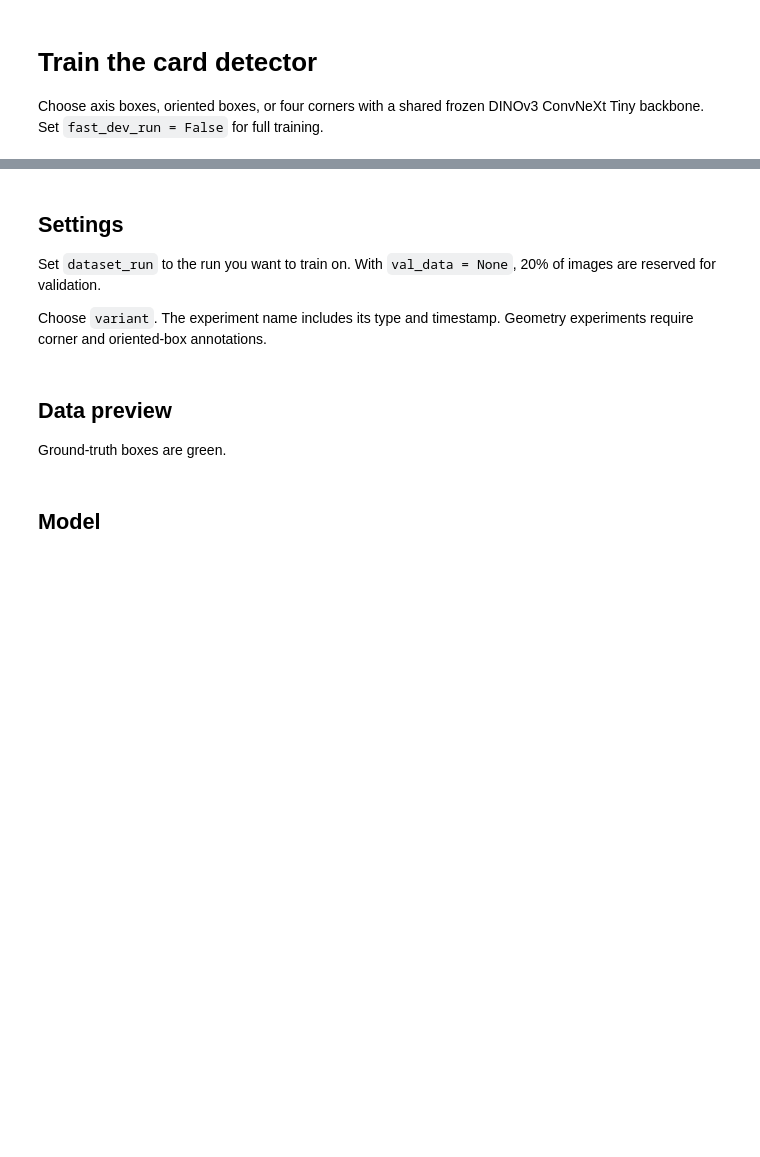
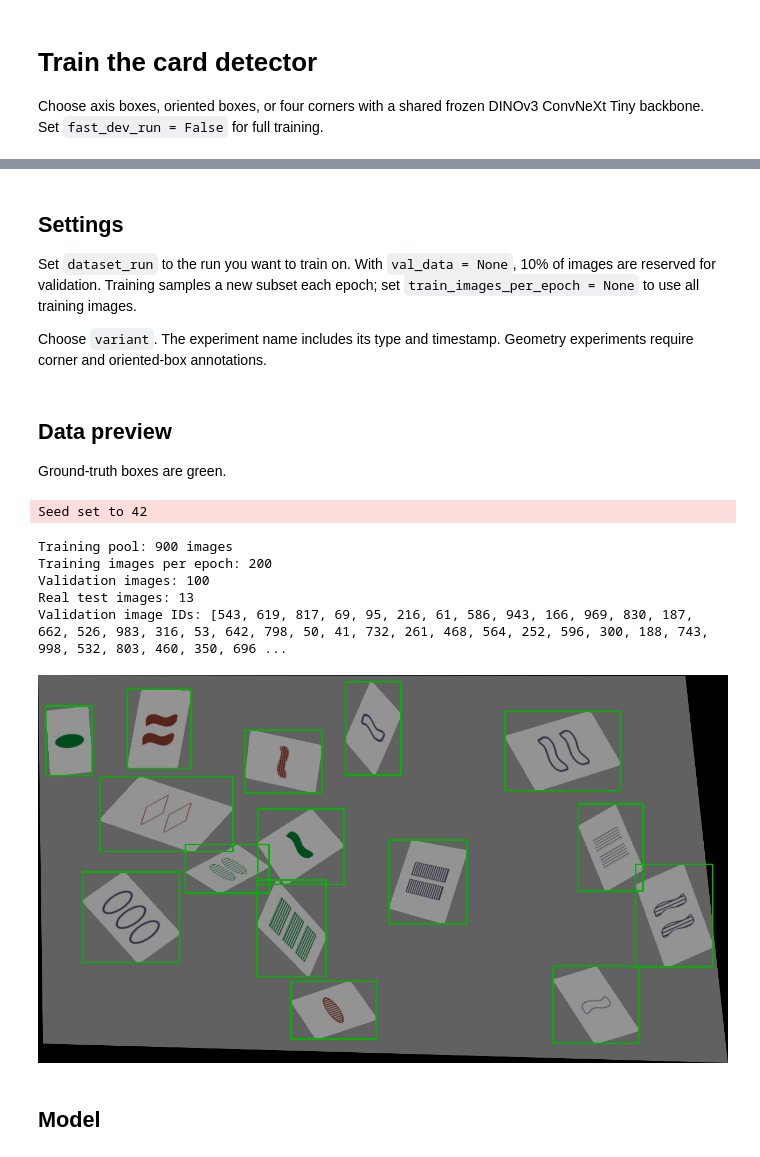
Before and after one commit to trflorian/set-master, a Jupyter notebook: notebooks/train_card_detector.ipynb, the cells around one changed output, grey strips where cells are left out. Saved outputs shown, nothing was run; the diff lists cells and outputs as text; code cells hidden in the pictures; blank space fills up the shorter version.

```diff
--- a/notebooks/train_card_detector.ipynb
+++ b/notebooks/train_card_detector.ipynb
@@ -28,7 +32,7 @@ print(f'CUDA available: {torch.cuda.is_available()}')
 # %% [markdown]
 ## Settings
 
-Set `dataset_run` to the run you want to train on. With `val_data = None`, 20% of images are reserved for validation.
+Set `dataset_run` to the run you want to train on. With `val_data = None`, 10% of images are reserved for validation. Training samples a new subset each epoch; set `train_images_per_epoch = None` to use all training images.
 
 Choose `variant`. The experiment name includes its type and timestamp. Geometry experiments require corner and oriented-box annotations.
 # %%
@@ -37,7 +41,8 @@ experiment_name = f'{variant.value}_{datetime.now():%Y%m%d_%H%M%S_%f}'
 dataset_run = 'reference_5to15cards_v1'
 train_data = SYNTHETIC_DATASETS_DIR / dataset_run
 val_data = None
-val_fraction = 0.2
+val_fraction = 0.1
+train_images_per_epoch = 200
 test_data = REAL_TESTSET_DIR
 augment = True
 wandb_url = 'http://localhost:8080'
@@ -56,7 +61,7 @@ repo_path = DEFAULT_REPO
 output_dir = RUNS_DIR / 'card_detector' / variant.value / experiment_name
 resume_checkpoint = None
 
-batch_size = 2
+batch_size = 4
 num_workers = 0
 epochs = 20
 learning_rate = 1e-3
@@ -74,25 +79,35 @@ Ground-truth boxes are green.
 # %%
 if not (train_data / 'annotations.json').is_file():
     raise FileNotFoundError('Choose a generated dataset in train_data, or create one with generate_synthetic_dataset.ipynb.')
 if batch_size < 1 or num_workers < 0 or not 0 < min_size <= max_size:
     raise ValueError('Require batch_size > 0, num_workers >= 0 and 0 < min_size <= max_size.')
 
 pl.seed_everything(seed, workers=True)
 data = CardDataModule(
     train_root=train_data, val_root=val_data, batch_size=batch_size,
     num_workers=num_workers, val_fraction=val_fraction, seed=seed, variant=variant, test_root=test_data, augment=augment,
+    train_images_per_epoch=train_images_per_epoch,
 )
 data.setup('fit')
-print(f'Training images: {len(data.train_dataset)}')
+print(f'Training pool: {len(data.train_dataset)} images')
+print(f"Training images per epoch: {data.split_manifest['train_images_per_epoch']}")
 print(f'Validation images: {len(data.val_dataset)}')
 print(f'Real test images: {len(data.test_dataset) if data.test_dataset is not None else 0}')
 print('Validation image IDs:', data.split_manifest['val_image_ids'])
 
 sample_image, sample_target = data.train_dataset[0]
 preview = cv2.cvtColor(sample_image.mul(255).byte().permute(1, 2, 0).numpy(), cv2.COLOR_RGB2BGR)
 for x1, y1, x2, y2 in sample_target['boxes'].int().tolist():
     cv2.rectangle(preview, (x1, y1), (x2 - 1, y2 - 1), (0, 180, 0), 2)
 display_image(preview)
+# %% [output]
+Seed set to 42
+Training pool: 900 images
+Training images per epoch: 200
+Validation images: 100
+Real test images: 13
+Validation image IDs: [543, 619, 817, 69, 95, 216, 61, 586, 943, 166, 969, 830, 187, 662, 526, 983, 316, 53, 642, 798, 50, 41, 732, 261, 468, 564, 252, 596, 300, 188, 743, 998, 532, 803, 460, 350, 696 ...
+[figure, added]
 # %% [markdown]
 ## Model
 # %%
```
Also changed, not shown: parts of 4 cells of this notebook, 10 other files.
